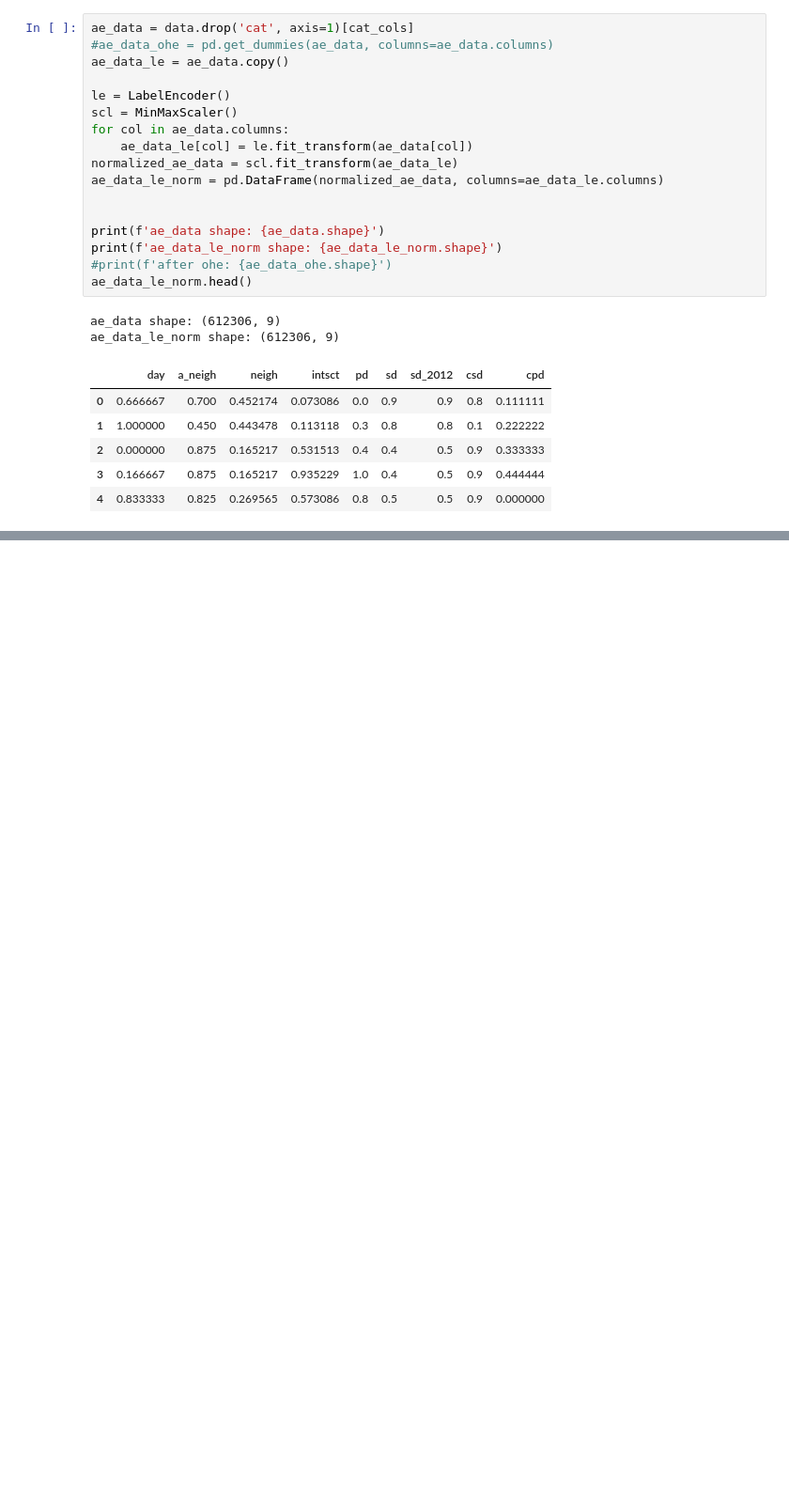
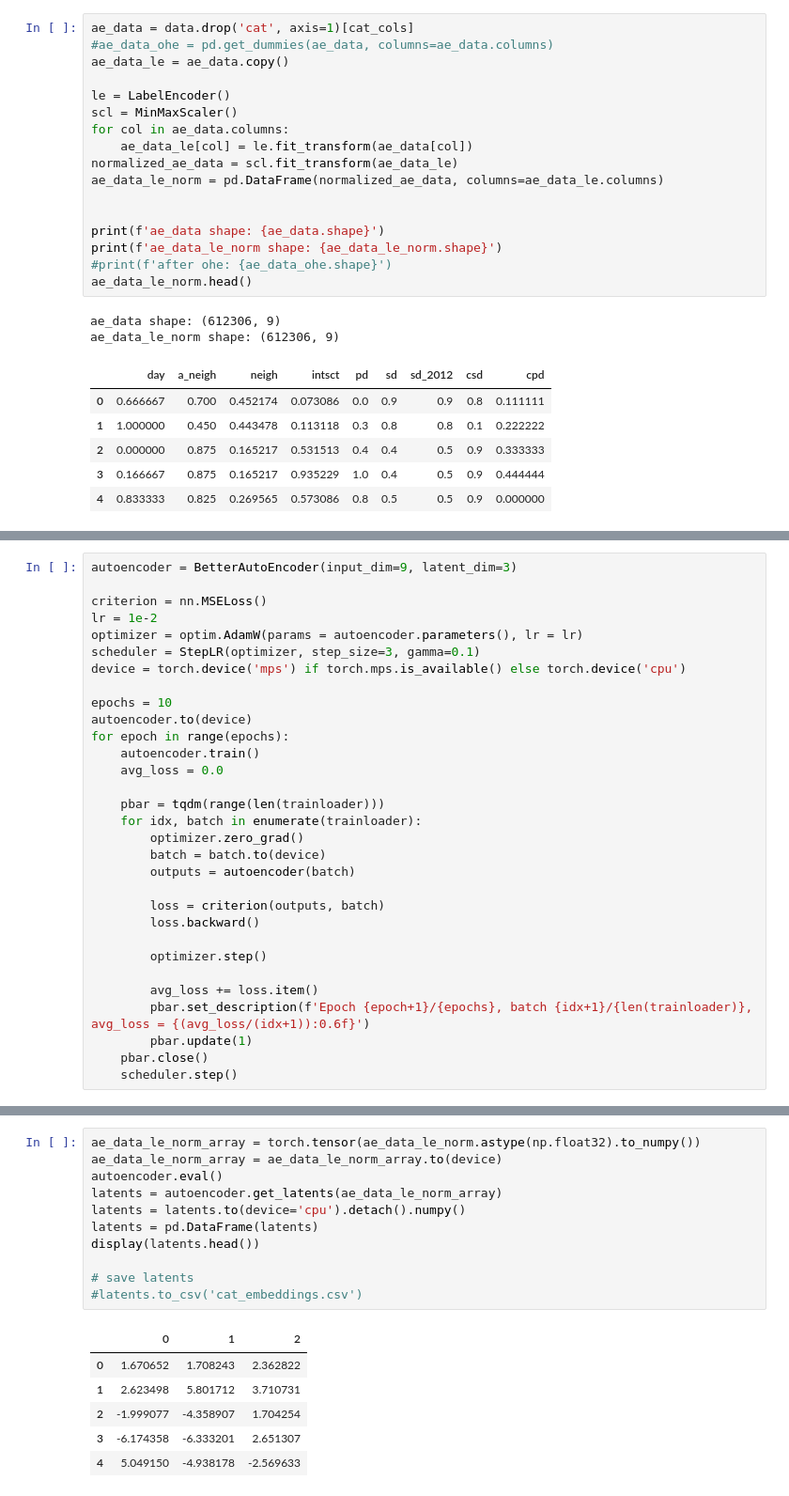
Before and after one commit to rogerwng/SFPD_Crime, a Jupyter notebook: preprocess.ipynb, the cells around one changed output, grey strips where cells are left out. Shown: that part at 94% size. Saved outputs shown, nothing was run; the diff lists cells and outputs as text; blank space fills up the shorter version.

```diff
--- a/preprocess.ipynb
+++ b/preprocess.ipynb
@@ -244,0 +273,31 @@ Epoch 9 avg_loss = 0.049932
+# %%
+autoencoder = BetterAutoEncoder(input_dim=9, latent_dim=3)
+
+criterion = nn.MSELoss()
+lr = 1e-2
+optimizer = optim.AdamW(params = autoencoder.parameters(), lr = lr)
+scheduler = StepLR(optimizer, step_size=3, gamma=0.1)
+device = torch.device('mps') if torch.mps.is_available() else torch.device('cpu')
+
+epochs = 10
+autoencoder.to(device)
+for epoch in range(epochs):
+    autoencoder.train()
+    avg_loss = 0.0
+
+    pbar = tqdm(range(len(trainloader)))
+    for idx, batch in enumerate(trainloader):
+        optimizer.zero_grad()
+        batch = batch.to(device)
+        outputs = autoencoder(batch)
+
+        loss = criterion(outputs, batch)
+        loss.backward()
+
+        optimizer.step()
+
+        avg_loss += loss.item()
+        pbar.set_description(f'Epoch {epoch+1}/{epochs}, batch {idx+1}/{len(trainloader)}, avg_loss = {(avg_loss/(idx+1)):0.6f}')
+        pbar.update(1)
+    pbar.close()
+    scheduler.step()
@@ -244,0 +315,18 @@ Epoch 9 avg_loss = 0.049932
+# %%
+ae_data_le_norm_array = torch.tensor(ae_data_le_norm.astype(np.float32).to_numpy())
+ae_data_le_norm_array = ae_data_le_norm_array.to(device)
+autoencoder.eval()
+latents = autoencoder.get_latents(ae_data_le_norm_array)
+latents = latents.to(device='cpu').detach().numpy()
+latents = pd.DataFrame(latents)
+display(latents.head())
+
+# save latents
+#latents.to_csv('cat_embeddings.csv')
+# %% [output]
+|  | 0 | 1 | 2 |
+| 0 | 1.670652 | 1.708243 | 2.362822 |
+| 1 | 2.623498 | 5.801712 | 3.710731 |
+| 2 | -1.999077 | -4.358907 | 1.704254 |
+| 3 | -6.174358 | -6.333201 | 2.651307 |
+| 4 | 5.049150 | -4.938178 | -2.569633 |
```
Also changed, not shown: parts of 6 cells of this notebook, 1 other file.
